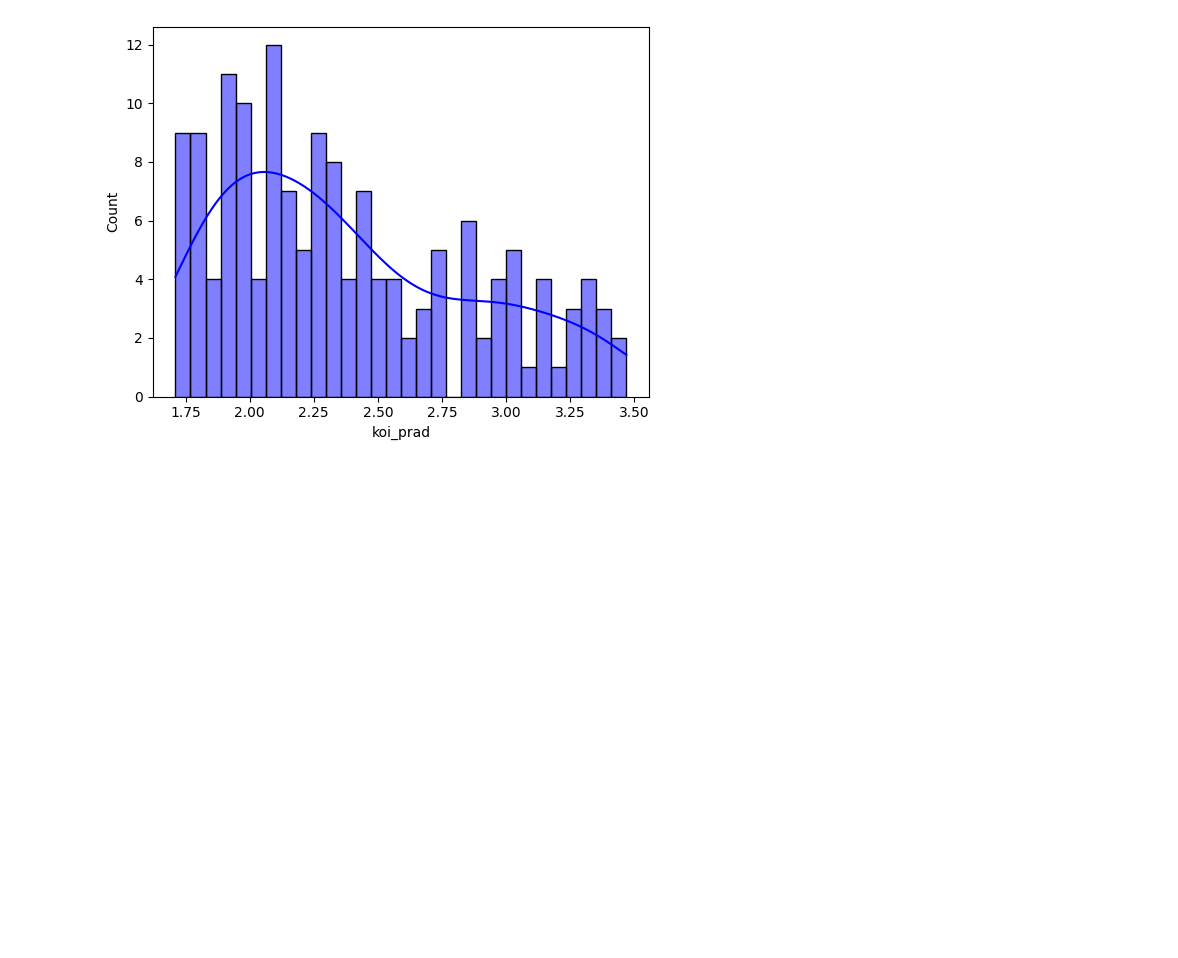
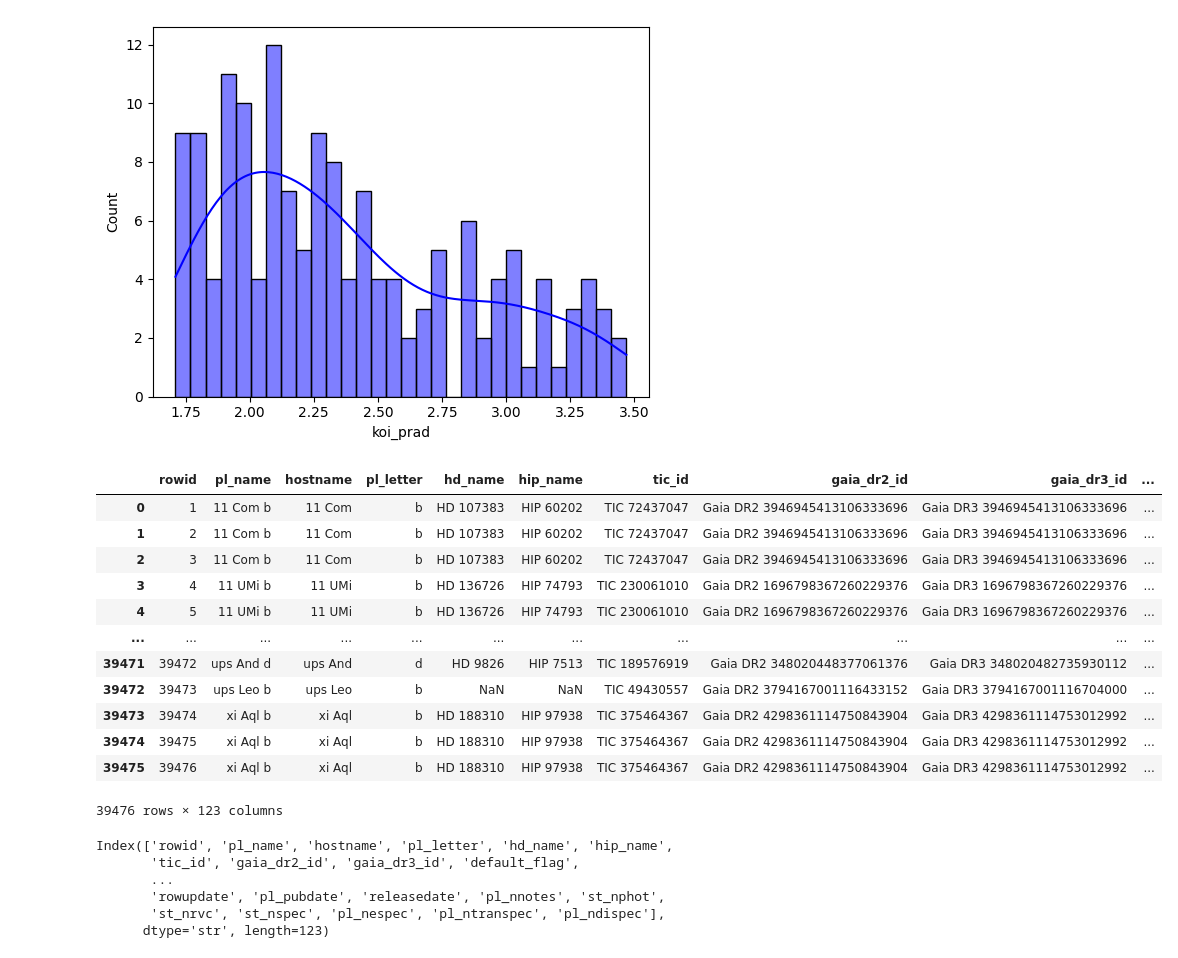
Before and after one commit to Swaraag/ExoplanetClassifier, a Jupyter notebook: work.ipynb, the cells around one changed output. Drawn from its saved outputs; the diff is of its cells as text; code cells hidden in the pictures; blank space fills up the shorter version.

```diff
--- a/work.ipynb
+++ b/work.ipynb
@@ -454,4 +478,28 @@ sns.histplot(data=sub_nept_preds, x='koi_prad', bins=30, kde=True, color='blue')
 [figure]
 # %%
 # CONFIRMED PLANETS TABLE COMPARISON
-confirmed_planets = pd.read_csv("PS_2026.03.10_13.53.22.csv")
+confirmed_planets = pd.read_csv("PS_2026.03.10_13.53.22.csv", comment="#")
+confirmed_planets
+# %% [output]
+|  | rowid | pl_name | hostname | pl_letter | hd_name | hip_name | tic_id | gaia_dr2_id | gaia_dr3_id | ... |
+| 0 | 1 | 11 Com b | 11 Com | b | HD 107383 | HIP 60202 | TIC 72437047 | Gaia DR2 3946945413106333696 | Gaia DR3 3946945413106333696 | ... |
+| 1 | 2 | 11 Com b | 11 Com | b | HD 107383 | HIP 60202 | TIC 72437047 | Gaia DR2 3946945413106333696 | Gaia DR3 3946945413106333696 | ... |
+| 2 | 3 | 11 Com b | 11 Com | b | HD 107383 | HIP 60202 | TIC 72437047 | Gaia DR2 3946945413106333696 | Gaia DR3 3946945413106333696 | ... |
+| 3 | 4 | 11 UMi b | 11 UMi | b | HD 136726 | HIP 74793 | TIC 230061010 | Gaia DR2 1696798367260229376 | Gaia DR3 1696798367260229376 | ... |
+| 4 | 5 | 11 UMi b | 11 UMi | b | HD 136726 | HIP 74793 | TIC 230061010 | Gaia DR2 1696798367260229376 | Gaia DR3 1696798367260229376 | ... |
+| ... | ... | ... | ... | ... | ... | ... | ... | ... | ... | ... |
+| 39471 | 39472 | ups And d | ups And | d | HD 9826 | HIP 7513 | TIC 189576919 | Gaia DR2 348020448377061376 | Gaia DR3 348020482735930112 | ... |
+| 39472 | 39473 | ups Leo b | ups Leo | b | NaN | NaN | TIC 49430557 | Gaia DR2 3794167001116433152 | Gaia DR3 3794167001116704000 | ... |
+| 39473 | 39474 | xi Aql b | xi Aql | b | HD 188310 | HIP 97938 | TIC 375464367 | Gaia DR2 4298361114750843904 | Gaia DR3 4298361114753012992 | ... |
+| 39474 | 39475 | xi Aql b | xi Aql | b | HD 188310 | HIP 97938 | TIC 375464367 | Gaia DR2 4298361114750843904 | Gaia DR3 4298361114753012992 | ... |
+| 39475 | 39476 | xi Aql b | xi Aql | b | HD 188310 | HIP 97938 | TIC 375464367 | Gaia DR2 4298361114750843904 | Gaia DR3 4298361114753012992 | ... |
+39476 rows × 123 columns
+# %%
+confirmed_planets.columns
+# %% [output]
+Index(['rowid', 'pl_name', 'hostname', 'pl_letter', 'hd_name', 'hip_name',
+       'tic_id', 'gaia_dr2_id', 'gaia_dr3_id', 'default_flag',
+       ...
+       'rowupdate', 'pl_pubdate', 'releasedate', 'pl_nnotes', 'st_nphot',
+       'st_nrvc', 'st_nspec', 'pl_nespec', 'pl_ntranspec', 'pl_ndispec'],
+      dtype='str', length=123)
```
Also changed, not shown: parts of 6 cells of this notebook, 9 other files.
